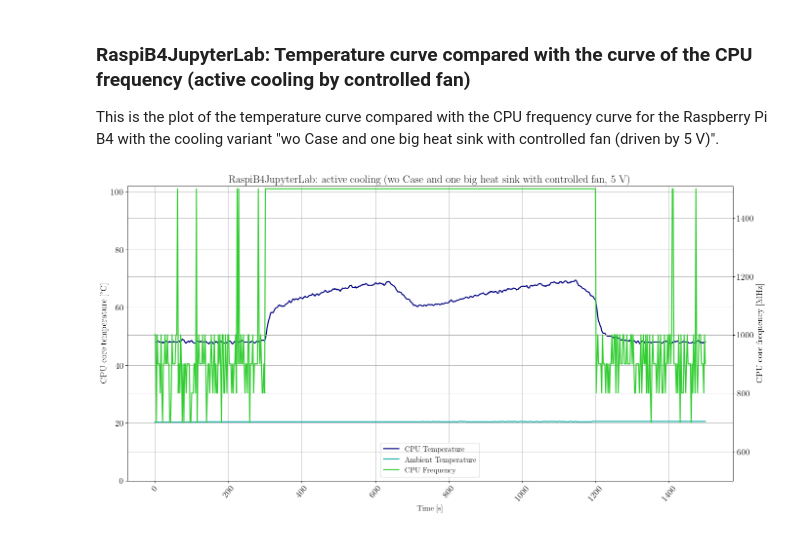
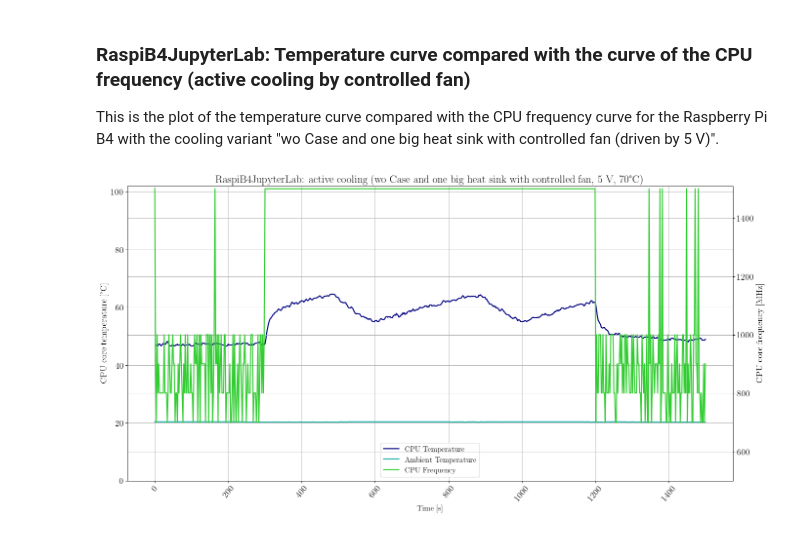
Before and after one commit to urmel79/Jupyter_Raspberry_Pi_Stress_Tests, a Jupyter notebook: Raspberry_Pi4_stress_test.ipynb, the cells around one changed output. Drawn from its saved outputs; the diff is of its cells as text; code cells hidden in the pictures.

Commit message:
added new measurement for controlled fan and 65°C switch-on temperature

```diff
--- a/Raspberry_Pi4_stress_test.ipynb
+++ b/Raspberry_Pi4_stress_test.ipynb
@@ -392,7 +393,9 @@ str_file_name_6 = str_file_prefix_b4 + '_pinkRaspiCase_wHeatSinks.csv'
 str_file_name_7 = str_file_prefix_b4 + '_PlasticCase_wHeatSinksAndNoctuaFan5V.csv'
 str_file_name_8 = str_file_prefix_b4 + '_PlasticCase_wHeatSinksAndNoctuaFan3V.csv'
 str_file_name_11 = str_file_prefix_b4 + '_PlasticCase_wHeatSinksAndNoctuaFan5Vrev.csv'
-str_file_name_10 = str_file_prefix_b4 + '_woCase_wHeatSinksAndCtrlFan5V.csv'
+
+str_file_name_10 = str_file_prefix_b4 + '_woCase_wHeatSinksAndCtrlFan5V_70C.csv'
+str_file_name_12 = str_file_prefix_b4 + '_woCase_wHeatSinksAndCtrlFan5V_65C.csv'
 
 str_file_name_9 = str_file_prefix_b3plus + '_PlasticCase_wHeatSinks.csv'
 
@@ -405,7 +408,9 @@ df_6_RC_wHeatSinks = create_dictionary_from_csv(filename="./data_files/" + str_f
 df_7_PC_wHeatSinksAndNoctuaFan5V = create_dictionary_from_csv(filename="./data_files/" + str_file_name_7, offset=0, cols_wanted=4)
 df_8_PC_wHeatSinksAndNoctuaFan3V = create_dictionary_from_csv(filename="./data_files/" + str_file_name_8, offset=0, cols_wanted=4)
 df_11_PC_wHeatSinksAndNoctuaFan5Vrev = create_dictionary_from_csv(filename="./data_files/" + str_file_name_11, offset=0, cols_wanted=4)
-df_10_woC_wHeatSinksAndCtrlFan5V = create_dictionary_from_csv(filename="./data_files/" + str_file_name_10, offset=0, cols_wanted=4)
+
+df_10_woC_wHeatSinksAndCtrlFan5V_70C = create_dictionary_from_csv(filename="./data_files/" + str_file_name_10, offset=0, cols_wanted=4)
+df_12_woC_wHeatSinksAndCtrlFan5V_65C = create_dictionary_from_csv(filename="./data_files/" + str_file_name_12, offset=0, cols_wanted=4)
 
 df_9_PC_wHeatSinks = create_dictionary_from_csv(filename="./data_files/" + str_file_name_9, offset=0, cols_wanted=4)
 # %%
@@ -461,7 +470,9 @@ df_6_RC_wHeatSinks['CPU Temperature'] = df_6_RC_wHeatSinks['CPU Temperature'].ro
 df_7_PC_wHeatSinksAndNoctuaFan5V['CPU Temperature'] = df_7_PC_wHeatSinksAndNoctuaFan5V['CPU Temperature'].rolling(window=3).mean()
 df_8_PC_wHeatSinksAndNoctuaFan3V['CPU Temperature'] = df_8_PC_wHeatSinksAndNoctuaFan3V['CPU Temperature'].rolling(window=3).mean()
 df_11_PC_wHeatSinksAndNoctuaFan5Vrev['CPU Temperature'] = df_11_PC_wHeatSinksAndNoctuaFan5Vrev['CPU Temperature'].rolling(window=3).mean()
-df_10_woC_wHeatSinksAndCtrlFan5V['CPU Temperature'] = df_10_woC_wHeatSinksAndCtrlFan5V['CPU Temperature'].rolling(window=3).mean()
+
+df_10_woC_wHeatSinksAndCtrlFan5V_70C['CPU Temperature'] = df_10_woC_wHeatSinksAndCtrlFan5V_70C['CPU Temperature'].rolling(window=3).mean()
+df_12_woC_wHeatSinksAndCtrlFan5V_65C['CPU Temperature'] = df_12_woC_wHeatSinksAndCtrlFan5V_65C['CPU Temperature'].rolling(window=3).mean()
 
 df_9_PC_wHeatSinks['CPU Temperature'] = df_9_PC_wHeatSinks['CPU Temperature'].rolling(window=3).mean()
 # %%
@@ -733,7 +748,7 @@ fig, ax1 = plt.subplots(num=0, figsize=(20, 10), dpi=80, facecolor='w', edgecolo
 
 axes = plt.gca()
 
-plt.title('RaspiB4JupyterLab: active cooling (wo Case and one big heat sink with controlled fan, 5 V)')
+plt.title('RaspiB4JupyterLab: active cooling (wo Case and one big heat sink with controlled fan, 5 V, 70°C)')
 
 # List of named colors: https://matplotlib.org/stable/gallery/color/named_colors.html
 line1 = ax1.plot(df_10_woC_wHeatSinksAndCtrlFan5V['Time'], df_10_woC_wHeatSinksAndCtrlFan5V['CPU Temperature'], color='navy', label='CPU Temperature')
@@ -741,32 +756,32 @@ line2 = ax1.plot(df_10_woC_wHeatSinksAndCtrlFan5V['Time'], df_10_woC_wHeatSinksA
 
 # Set x-axis label
 ax1.set_xlabel('Time [s]', fontsize=14)
 # Set y-axis label
 ax1.set_ylabel('CPU core temperature [°C]', fontsize=16)
 ax1.set_ylim(0, 102)
 ax1.grid(True)
 plt.xticks(rotation=50)
 
 # Twin object for two different y-axis on the same plot
 ax2 = ax1.twinx()
 
 line3 = ax2.plot(df_10_woC_wHeatSinksAndCtrlFan5V['Time'], df_10_woC_wHeatSinksAndCtrlFan5V['CPU Frequency'], color='limegreen', label='CPU Frequency')
 
 # Set y-axis label
 ax2.set_ylabel('CPU core frequency [MHz]', fontsize=16)
 ax2.set_ylim(500, 1510)
 ax2.grid(True)
 
 # Add all lines to the same legend box
 lines_all = line1+line2+line3
 labels = [l.get_label() for l in lines_all]
 ax1.legend(lines_all, labels, loc='lower center')
 
 # Save plot to PNG and PDF
-str_image_name = 'RaspiB4JupyterLab_stress_measurement_woCase_wHeatSinksAndCtrlFan5V'
+str_image_name = 'RaspiB4JupyterLab_stress_measurement_woCase_wHeatSinksAndCtrlFan5V_70C'
 #plt.savefig(r'./data_files/' + str_image_name + '.png')
 plt.savefig(r'./data_files/' + str_image_name + '.pdf')
 
 plt.show()
 # %% [output]
-[figure, old version]
+[figure, new version]
```
Also changed, not shown: parts of 7 cells of this notebook, 5 other files.
